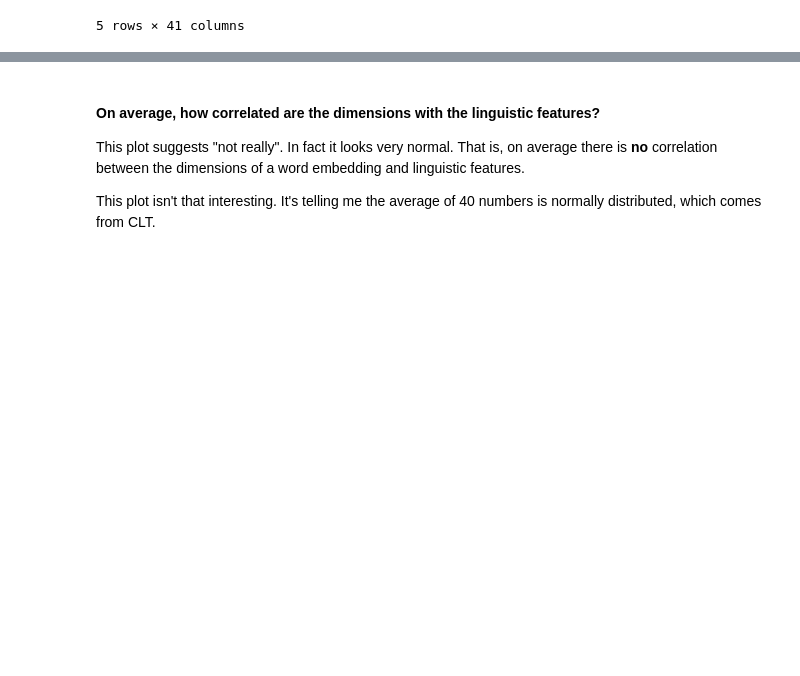
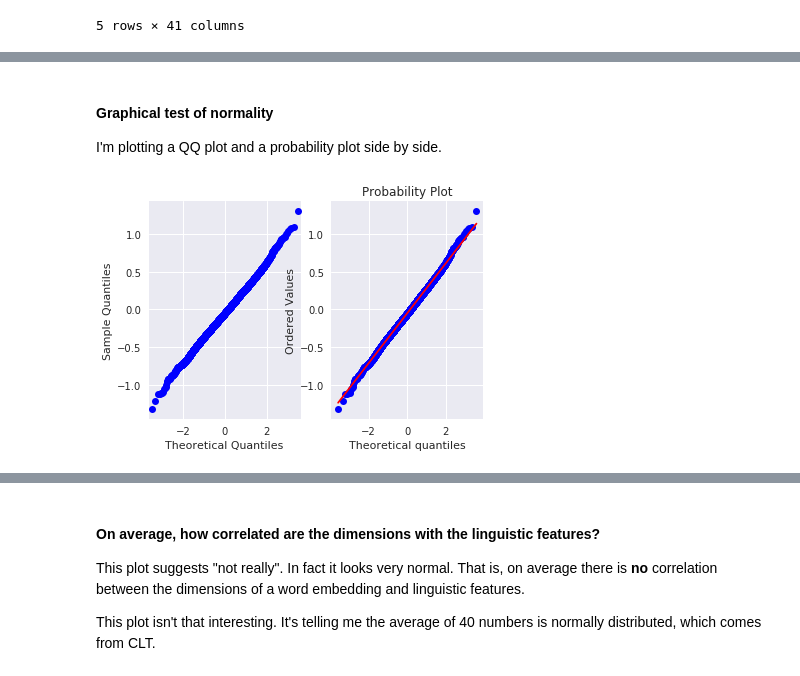
Before and after one commit to geoffbacon/semrep, a Jupyter notebook: semrep/evaluate/qvec/explore.ipynb, the cells around one changed output, grey strips where cells are left out. Saved outputs shown, nothing was run; the diff lists cells and outputs as text; code cells hidden in the pictures; blank space fills up the shorter version.

```diff
--- a/semrep/evaluate/qvec/explore.ipynb
+++ b/semrep/evaluate/qvec/explore.ipynb
@@ -61,0 +110,11 @@ correlations.head()
+# %% [markdown]
+#### Graphical test of normality
+
+I'm plotting a QQ plot and a probability plot side by side.
+# %%
+fig, axs = plt.subplots(1,2)
+vector = X.loc[1]
+sm.qqplot(vector, ax=axs[0]);
+stats.probplot(vector, plot=axs[1]);
+# %% [output]
+[figure, added]
```
Also changed, not shown: parts of 43 cells of this notebook.
